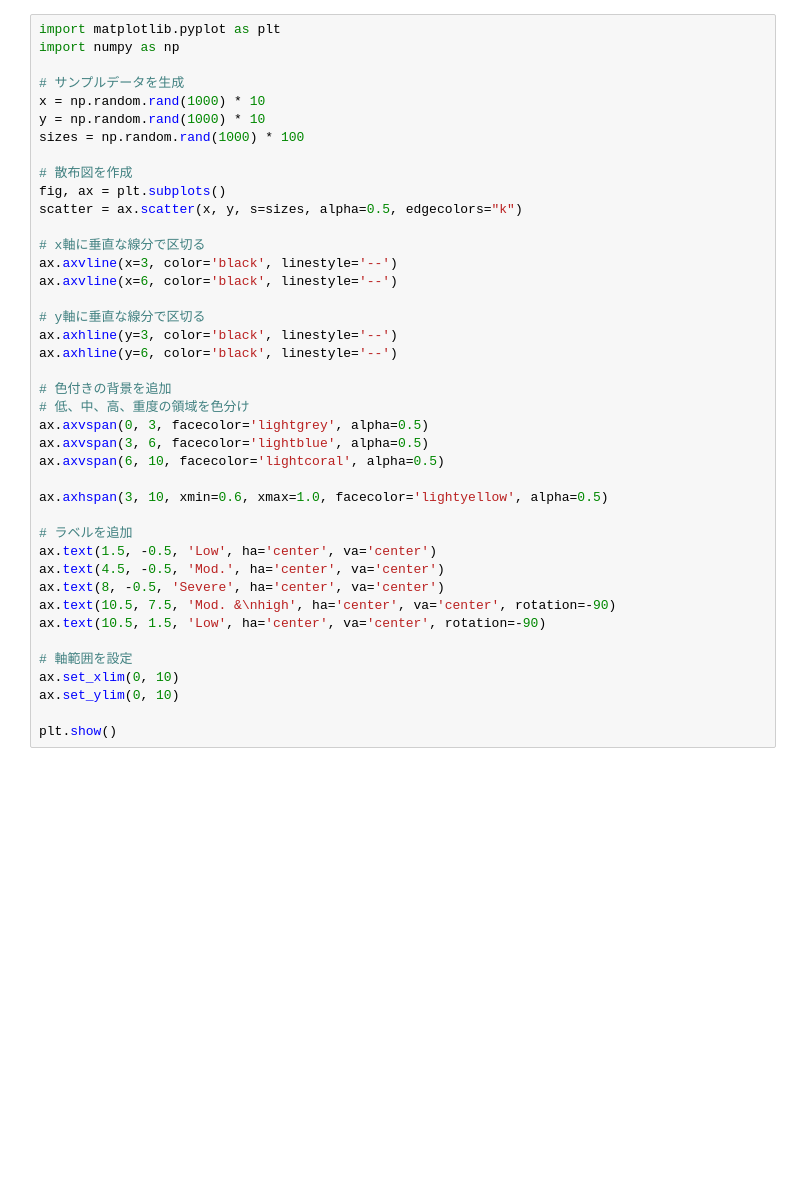
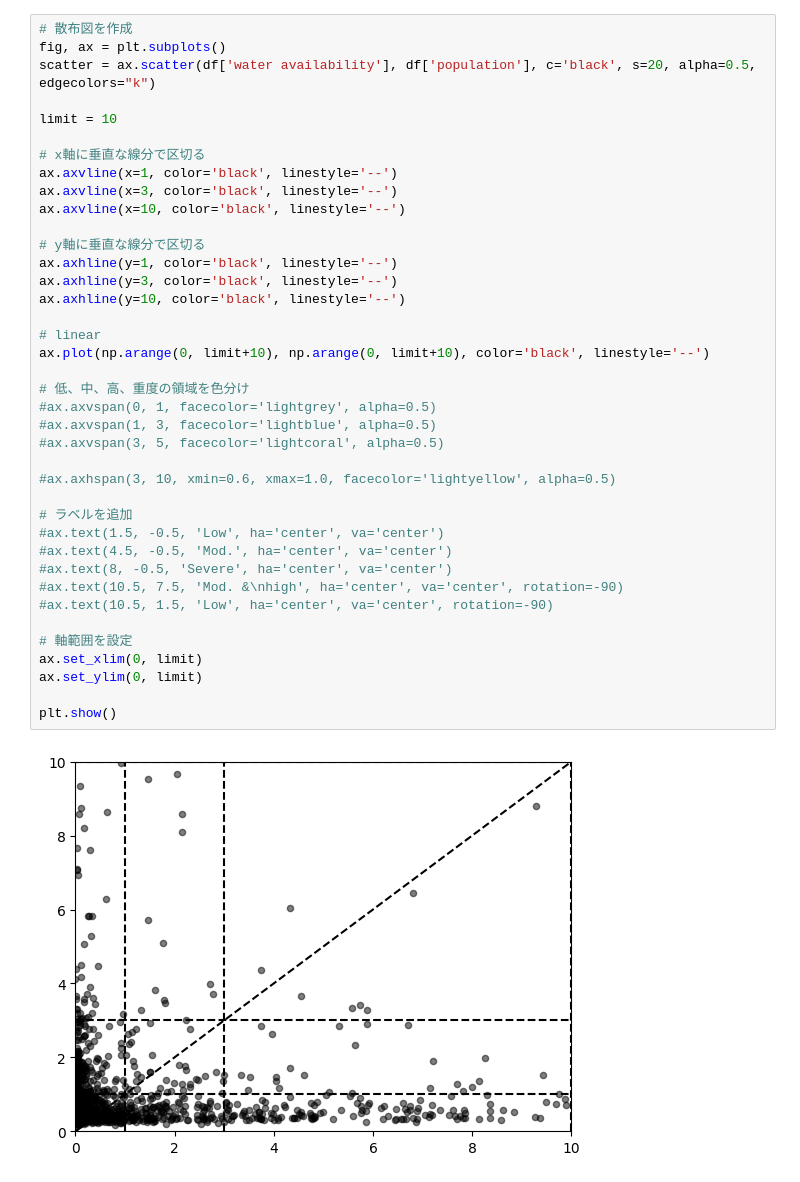
Before and after one commit to HalKiyo/h08_urban, a Jupyter notebook: wsi/pst/potential_shortage.ipynb, the cells around one changed output. Cells and saved outputs as stored; diff of their text form; blank space fills up the shorter version.

Commit message:
start to create scatter plot

```diff
--- a/wsi/pst/potential_shortage.ipynb
+++ b/wsi/pst/potential_shortage.ipynb
@@ -125,41 +130,41 @@ df_sorted.head(50)
 # %%
-import matplotlib.pyplot as plt
-import numpy as np
-
-# サンプルデータを生成
-x = np.random.rand(1000) * 10
-y = np.random.rand(1000) * 10
-sizes = np.random.rand(1000) * 100
-
 # 散布図を作成
 fig, ax = plt.subplots()
-scatter = ax.scatter(x, y, s=sizes, alpha=0.5, edgecolors="k")
+scatter = ax.scatter(df['water availability'], df['population'], c='black', s=20, alpha=0.5, edgecolors="k")
+
+limit = 10
 
 # x軸に垂直な線分で区切る
+ax.axvline(x=1, color='black', linestyle='--')
 ax.axvline(x=3, color='black', linestyle='--')
-ax.axvline(x=6, color='black', linestyle='--')
+ax.axvline(x=10, color='black', linestyle='--')
 
 # y軸に垂直な線分で区切る
+ax.axhline(y=1, color='black', linestyle='--')
 ax.axhline(y=3, color='black', linestyle='--')
-ax.axhline(y=6, color='black', linestyle='--')
+ax.axhline(y=10, color='black', linestyle='--')
 
-# 色付きの背景を追加
+# linear
+ax.plot(np.arange(0, limit+10), np.arange(0, limit+10), color='black', linestyle='--')
+
 # 低、中、高、重度の領域を色分け
-ax.axvspan(0, 3, facecolor='lightgrey', alpha=0.5)
-ax.axvspan(3, 6, facecolor='lightblue', alpha=0.5)
-ax.axvspan(6, 10, facecolor='lightcoral', alpha=0.5)
+#ax.axvspan(0, 1, facecolor='lightgrey', alpha=0.5)
+#ax.axvspan(1, 3, facecolor='lightblue', alpha=0.5)
+#ax.axvspan(3, 5, facecolor='lightcoral', alpha=0.5)
 
-ax.axhspan(3, 10, xmin=0.6, xmax=1.0, facecolor='lightyellow', alpha=0.5)
+#ax.axhspan(3, 10, xmin=0.6, xmax=1.0, facecolor='lightyellow', alpha=0.5)
 
 # ラベルを追加
-ax.text(1.5, -0.5, 'Low', ha='center', va='center')
-ax.text(4.5, -0.5, 'Mod.', ha='center', va='center')
-ax.text(8, -0.5, 'Severe', ha='center', va='center')
-ax.text(10.5, 7.5, 'Mod. &\nhigh', ha='center', va='center', rotation=-90)
-ax.text(10.5, 1.5, 'Low', ha='center', va='center', rotation=-90)
+#ax.text(1.5, -0.5, 'Low', ha='center', va='center')
+#ax.text(4.5, -0.5, 'Mod.', ha='center', va='center')
+#ax.text(8, -0.5, 'Severe', ha='center', va='center')
+#ax.text(10.5, 7.5, 'Mod. &\nhigh', ha='center', va='center', rotation=-90)
+#ax.text(10.5, 1.5, 'Low', ha='center', va='center', rotation=-90)
 
 # 軸範囲を設定
-ax.set_xlim(0, 10)
-ax.set_ylim(0, 10)
+ax.set_xlim(0, limit)
+ax.set_ylim(0, limit)
 
 plt.show()
+# %% [output]
+[figure, added]
```
Also changed, not shown: parts of 5 cells of this notebook.
